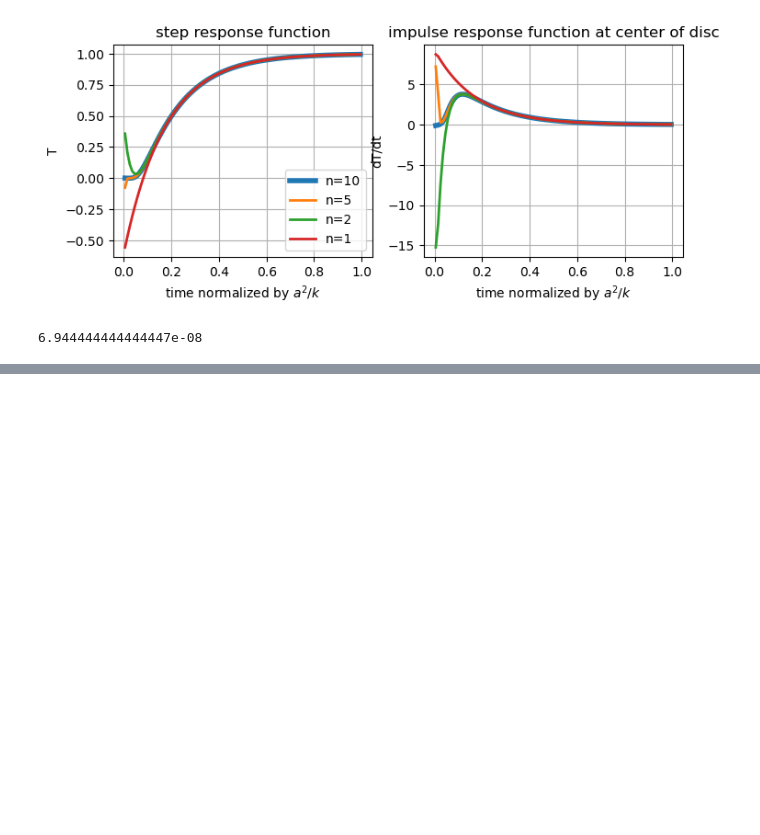
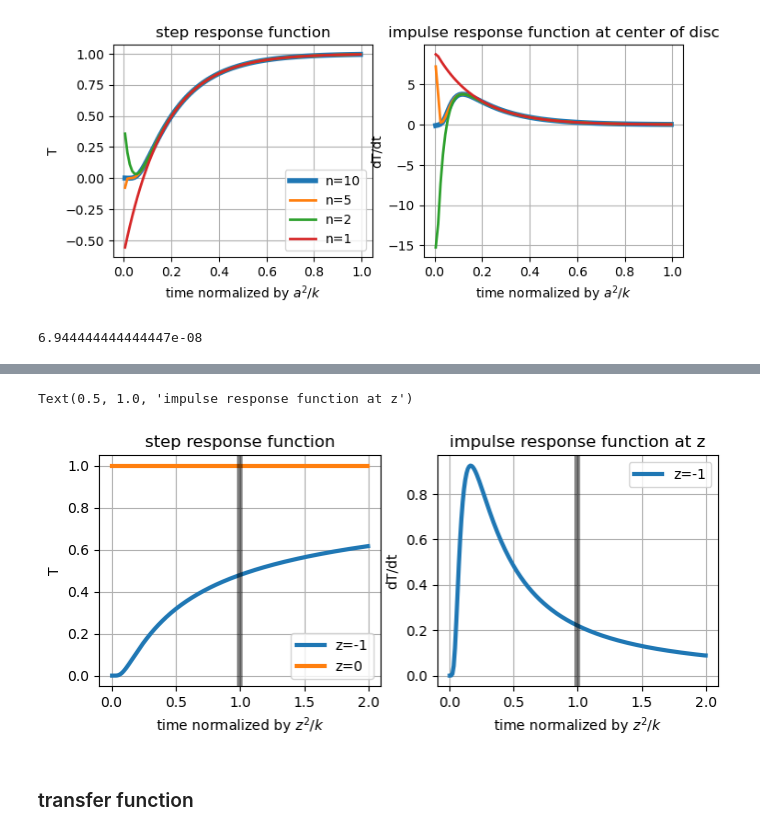
Before and after one commit to apatlpo/das_work, a Jupyter notebook: theory/irf_disc.ipynb, the cells around one changed output, grey strips where cells are left out. Saved outputs shown, nothing was run; the diff lists cells and outputs as text; code cells hidden in the pictures; blank space fills up the shorter version.

```diff
--- a/theory/irf_disc.ipynb
+++ b/theory/irf_disc.ipynb
@@ -118,0 +263,33 @@ k
+# %%
+zr = -1 # location of interest
+k = 1 # diffusion coefficient
+Tb = 1 # step amplitude
+
+z = np.linspace(zr, 0, 100)
+T = zr**2/k
+t = np.arange(T/200,T*2,T/100)
+
+ds = compute_response_hplane(k, Tb, z, t)
+# %%
+fig, axes = plt.subplots(1,2, figsize=(8,3))
+ax = axes[0]
+ds["T"].sel(z=zr, method='nearest').plot(ax=ax, lw=3, label=f"z={zr}")
+ds["T"].sel(z=0).plot(ax=ax, lw=3, label="z=0")
+ax.axvline(T, color="k", alpha=0.5, lw=4)
+ax.legend()
+ax.grid()
+ax.set_xlabel(r"time normalized by $z^2/k$")
+ax.set_title("step response function")
+
+ax = axes[1]
+ds["dT/dt"].sel(z=zr).plot(ax=ax, lw=3, label=f"z={zr}")
+ax.axvline(T, color="k", alpha=0.5, lw=4)
+ax.legend()
+ax.grid()
+ax.set_xlabel(r"time normalized by $z^2/k$")
+ax.set_title("impulse response function at z")
+# %% [output]
+Text(0.5, 1.0, 'impulse response function at z')
+[figure, added]
+# %% [markdown]
+### transfer function
```
Also changed, not shown: parts of 17 cells of this notebook.
